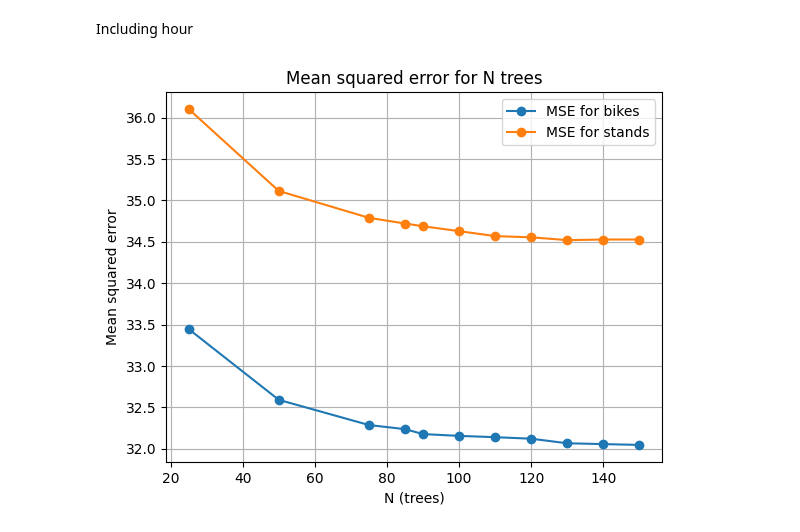
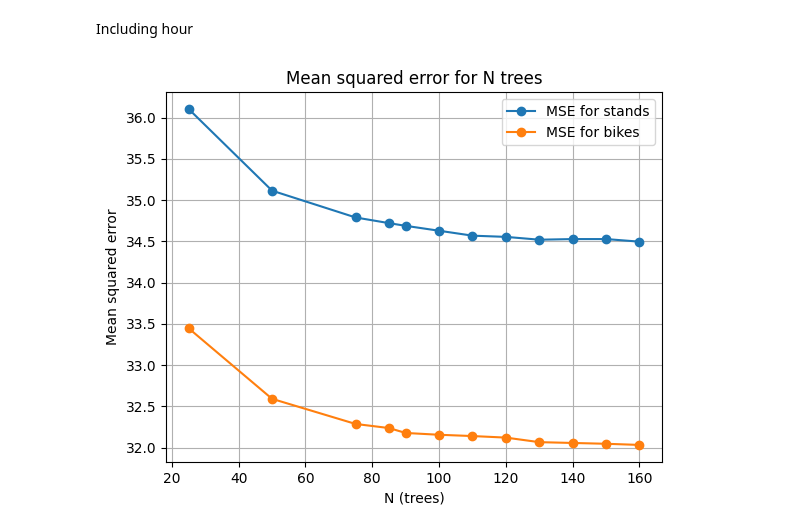
Before and after one commit to finbarallan/Dublin-Bikes-App, a Jupyter notebook: PredictiveModel.ipynb, the cells around one changed output. Cells and saved outputs as stored; diff of their text form; code cells hidden in the pictures.

```diff
--- a/PredictiveModel.ipynb
+++ b/PredictiveModel.ipynb
@@ -427,19 +426,21 @@ plt.grid()
 # %% [markdown]
 Including hour
 # %%
-x = [25,50,75,85,90,100,110,120,130,140,150]
+x = [25,50,75,85,90,100,110,120,130,140,150,160]#,200,250]
 bikes = [33.44606704493176,32.59017925676021,32.28575464567466,32.23600461078015,32.1765787519019,32.15466820528549,
-        32.13904959311367,32.12038807669808,32.0651625623422,32.055383475886906,32.04547051747346]
+        32.13904959311367,32.12038807669808,32.0651625623422,32.055383475886906,32.04547051747346,32.0316050368521]
+#,31.978217115217504,31.91366318703675]
 stands = [36.104179113632874,35.11330926749476,34.7886445046488,34.719842531634555,34.68711069586515,34.62764490620048,
-         34.56794423441452,34.553297633145334,34.51903120460162,34.52660574366229,34.52665474620457]
+         34.56794423441452,34.553297633145334,34.51903120460162,34.52660574366229,34.52665474620457,34.49541228578822]
+#,34.45323014619434,34.43757058937791]
 
+plt.plot(x, stands, marker = 'o', linestyle = '-', label = 'MSE for stands')
 plt.plot(x, bikes, marker = 'o', linestyle = '-', label='MSE for bikes')
-plt.plot(x, stands, marker = 'o', linestyle = '-', label = 'MSE for stands')
 plt.title('Mean squared error for N trees')
 plt.xlabel('N (trees)')
 plt.ylabel('Mean squared error')
 plt.legend()
 plt.grid()
 plt.savefig('ModelMSE.png')
 # %% [output]
-[figure, old version]
+[figure, new version]
```
Also changed, not shown: parts of 3 cells of this notebook, 1 other file.
